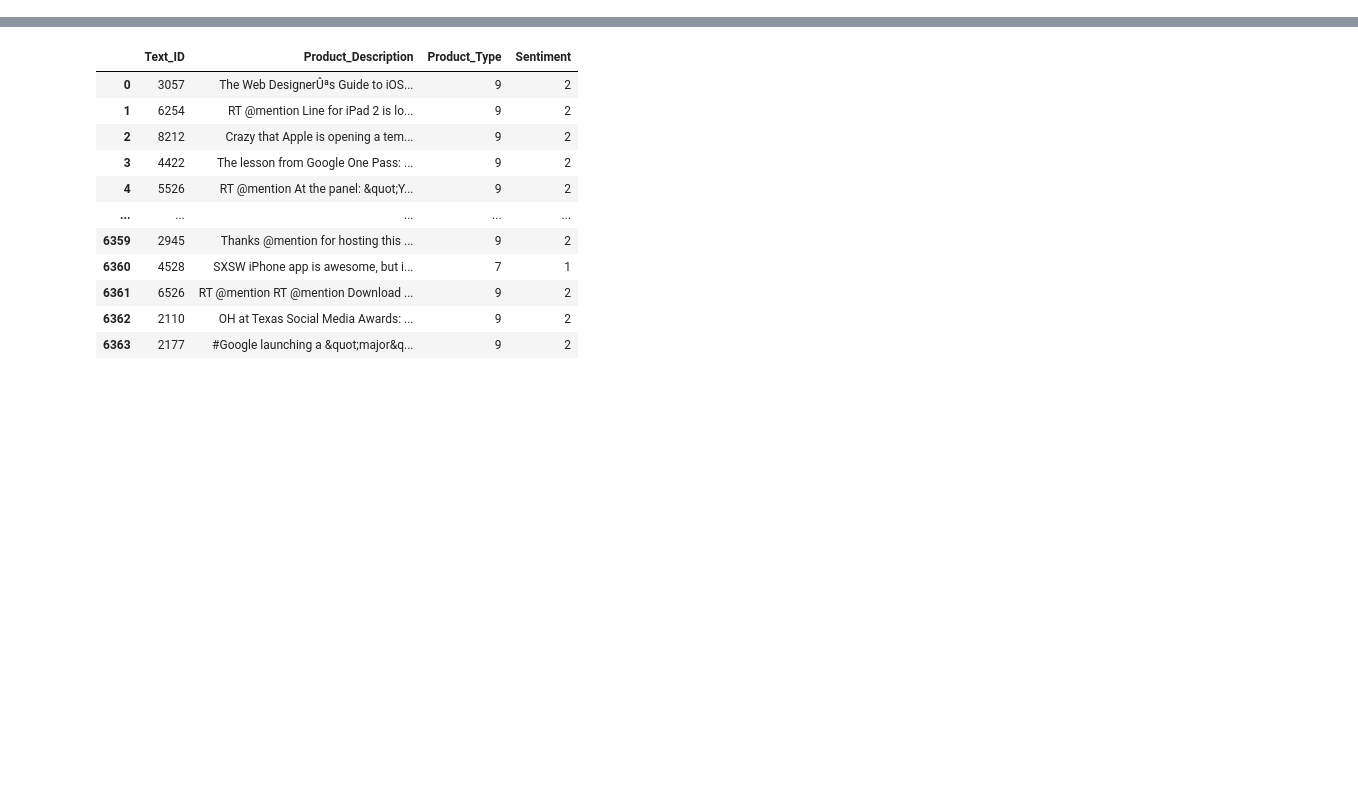
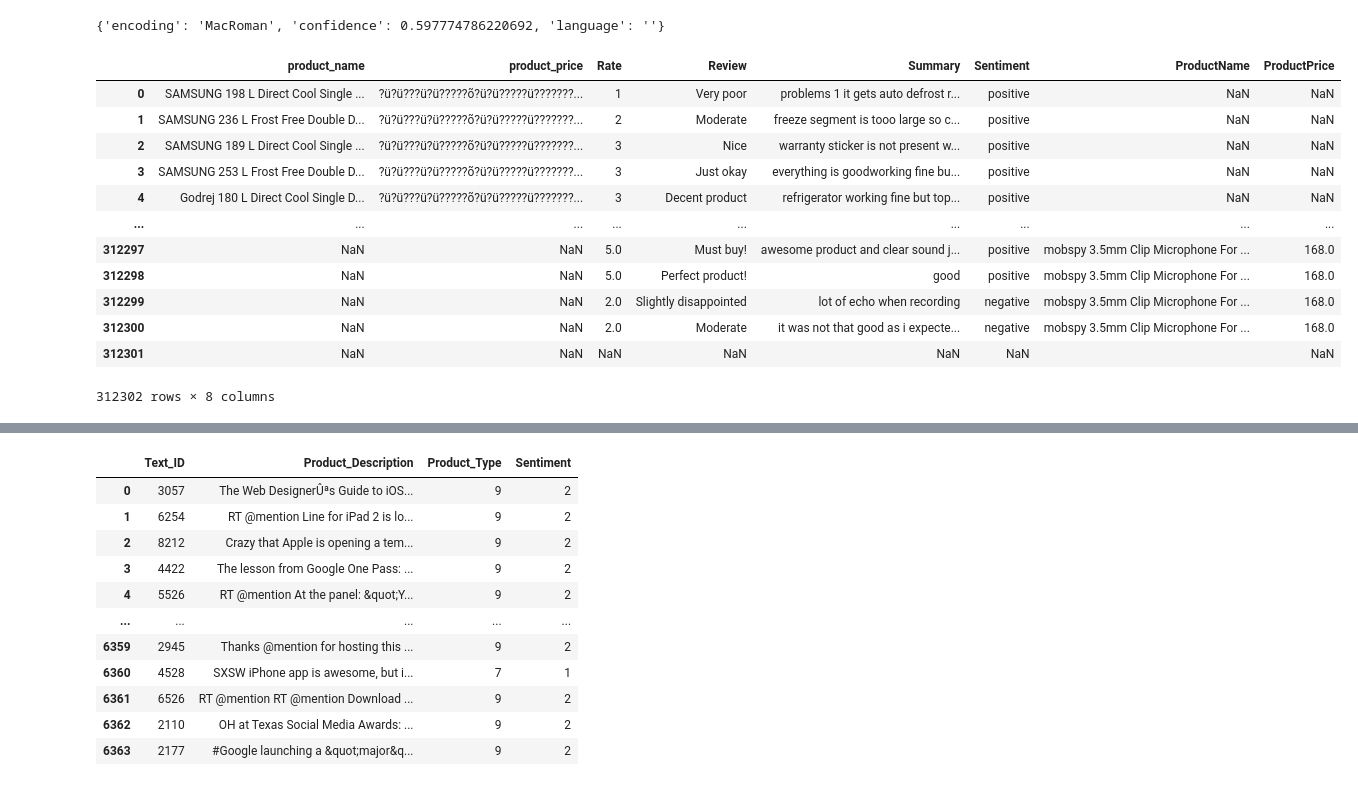
Before and after one commit to Onafowokan-Testament/Customer_Sentiment_analysis, a Jupyter notebook: train/main.ipynb, the cells around one changed output, grey strips where cells are left out. Cells and saved outputs as stored; diff of their text form; code cells hidden in the pictures; blank space fills up the shorter version.

Commit message:
replace data

```diff
--- a/train/main.ipynb
+++ b/train/main.ipynb
@@ -26,3 +31,37 @@ wnl = WordNetLemmatizer()
 # %%
 #TODO PREPROCESS ALL DOCUMENTS
 #TODO
+# %%
+import chardet
+
+with open('../dataset/RATIO.csv', mode='rb') as file:
+    raw_data = file.read()
+    answer = chardet.detect(raw_data)
+
+answer
+# %% [output]
+{'encoding': 'MacRoman', 'confidence': 0.597774786220692, 'language': ''}
+# %%
+dataset1  = pd.read_csv('../dataset/RATIO.csv', encoding='MacRoman')
+# %%
+dataset2  = pd.read_csv('../dataset/Equal.csv',encoding='MacRoman')
+# %%
+dataset3  = pd.read_csv('../dataset/sentiment.csv', encoding='MacRoman')
+# %%
+data = pd.concat([dataset1, dataset2, dataset3], ignore_index=True)
+# %%
+data
+# %% [output]
+|  | product_name | product_price | Rate | Review | Summary | Sentiment | ProductName | ProductPrice |
+| 0 | SAMSUNG 198 L Direct Cool Single ... | ?ü?ü???ü?ü?????õ?ü?ü?????ü???????... | 1 | Very poor | problems 1 it gets auto defrost r... | positive | NaN | NaN |
+| 1 | SAMSUNG 236 L Frost Free Double D... | ?ü?ü???ü?ü?????õ?ü?ü?????ü???????... | 2 | Moderate | freeze segment is tooo large so c... | positive | NaN | NaN |
+| 2 | SAMSUNG 189 L Direct Cool Single ... | ?ü?ü???ü?ü?????õ?ü?ü?????ü???????... | 3 | Nice | warranty sticker is not present w... | positive | NaN | NaN |
+| 3 | SAMSUNG 253 L Frost Free Double D... | ?ü?ü???ü?ü?????õ?ü?ü?????ü???????... | 3 | Just okay | everything is goodworking fine bu... | positive | NaN | NaN |
+| 4 | Godrej 180 L Direct Cool Single D... | ?ü?ü???ü?ü?????õ?ü?ü?????ü???????... | 3 | Decent product | refrigerator working fine but top... | positive | NaN | NaN |
+| ... | ... | ... | ... | ... | ... | ... | ... | ... |
+| 312297 | NaN | NaN | 5.0 | Must buy! | awesome product and clear sound j... | positive | mobspy 3.5mm Clip Microphone For ... | 168.0 |
+| 312298 | NaN | NaN | 5.0 | Perfect product! | good | positive | mobspy 3.5mm Clip Microphone For ... | 168.0 |
+| 312299 | NaN | NaN | 2.0 | Slightly disappointed | lot of echo when recording | negative | mobspy 3.5mm Clip Microphone For ... | 168.0 |
+| 312300 | NaN | NaN | 2.0 | Moderate | it was not that good as i expecte... | negative | mobspy 3.5mm Clip Microphone For ... | 168.0 |
+| 312301 | NaN | NaN | NaN | NaN | NaN | NaN |  | NaN |
+312302 rows × 8 columns
```
Also changed, not shown: parts of 19 cells of this notebook, 6 other files.
